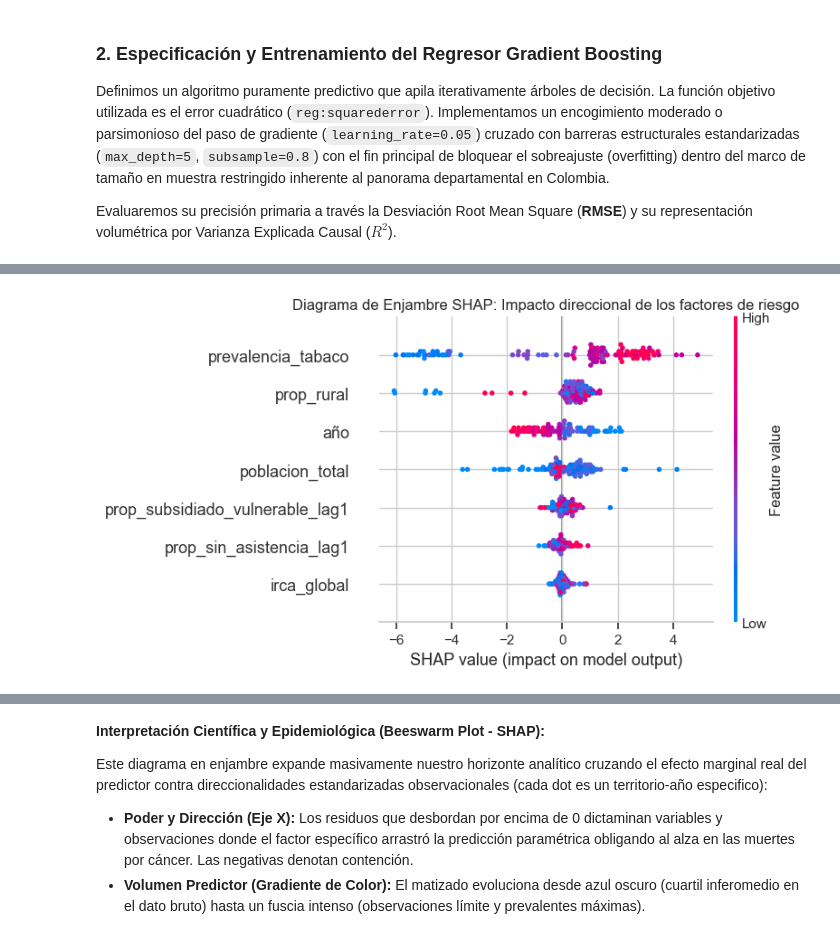
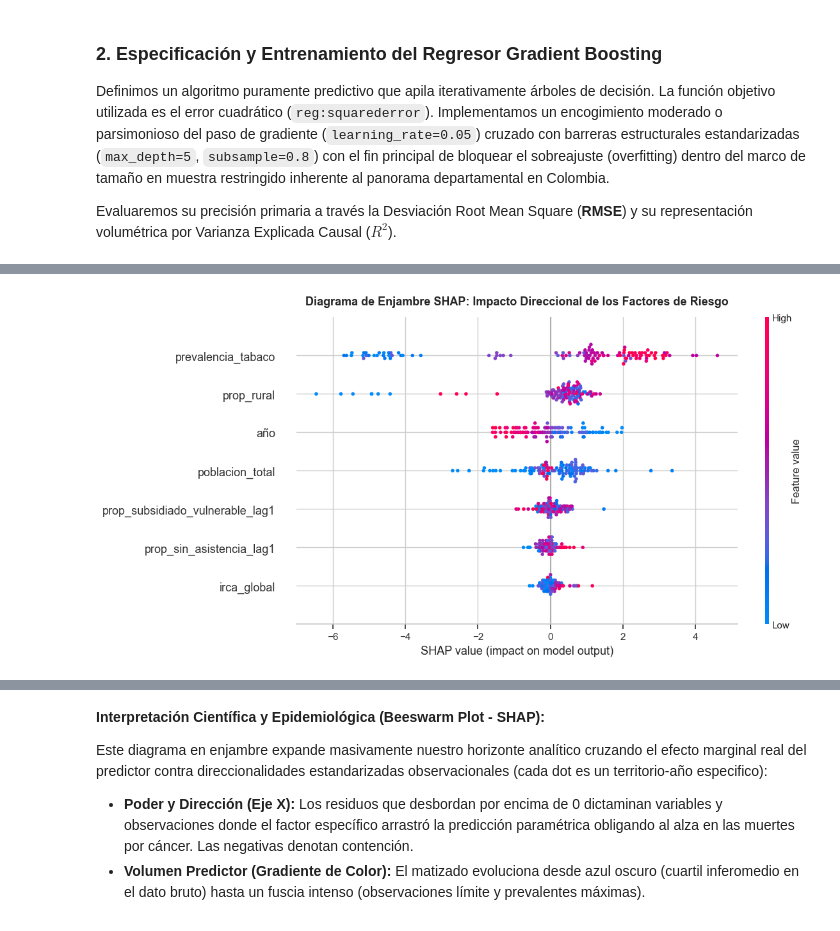
Before and after one commit to LasciaStare/Seminario, a Jupyter notebook: 5_modelo_xgboost.ipynb, the cells around one changed output, grey strips where cells are left out. Saved outputs shown, nothing was run; the diff lists cells and outputs as text; code cells hidden in the pictures.

```diff
--- a/5_modelo_xgboost.ipynb
+++ b/5_modelo_xgboost.ipynb
@@ -156,13 +284,13 @@ plt.show()
 
 El problema del gráfico anterior es que no nos dice la **dirección** del efecto (¿El IRCA alto sube o baja la mortalidad?). **SHAP** resuelve este problema en la teoría de juegos cooperativos, atribuyendo a cada característica su contribución marginal exacta a la predicción.
 # %%
-# Creamos un explainer de tipo Tree explainer (optimizado para árboles como XGB)
-explainer = shap.TreeExplainer(xgb_model)
+explainer   = shap.TreeExplainer(xgb_model)
 shap_values = explainer.shap_values(X_test)
 
-# SHAP Summary Plot (Beeswarm)
-shap.summary_plot(shap_values, X_test, plot_type="dot", show=False)
-plt.title('Diagrama de Enjambre SHAP: Impacto direccional de los factores de riesgo')
+shap.summary_plot(shap_values, X_test, plot_type="dot", show=False, plot_size=(12, 6))
+plt.title('Diagrama de Enjambre SHAP: Impacto Direccional de los Factores de Riesgo',
+          fontsize=13, fontweight='bold', pad=14)
+plt.tight_layout()
 plt.show()
 # %% [output]
-[figure, old version]
+[figure, new version]
```
Also changed, not shown: parts of 12 cells of this notebook, 3 other files.
